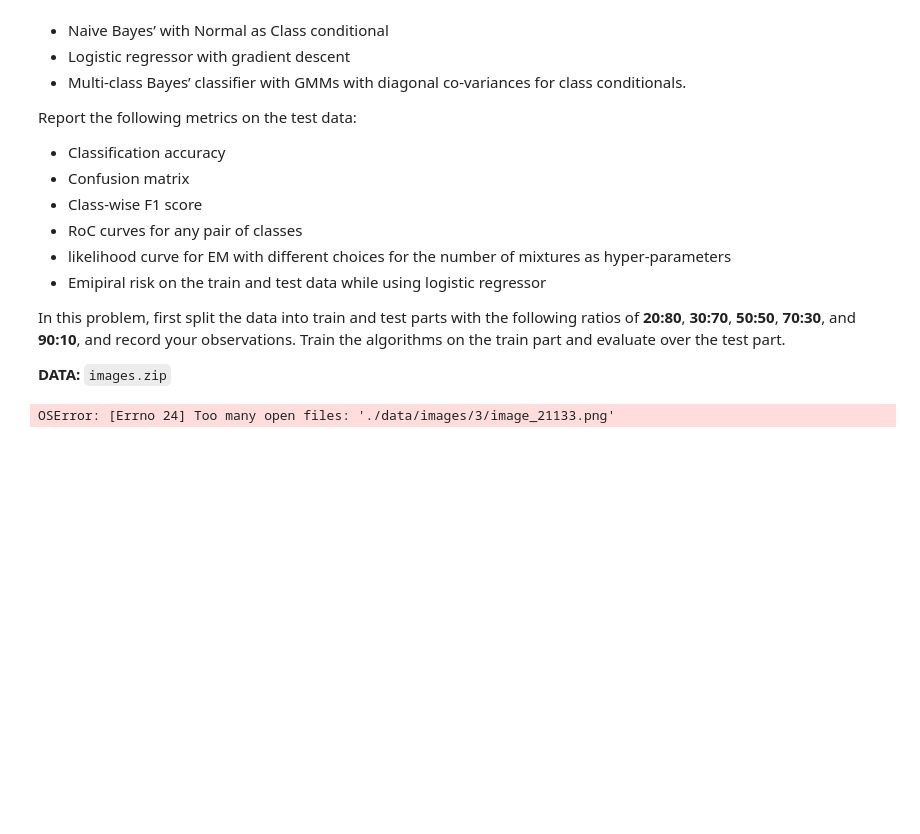
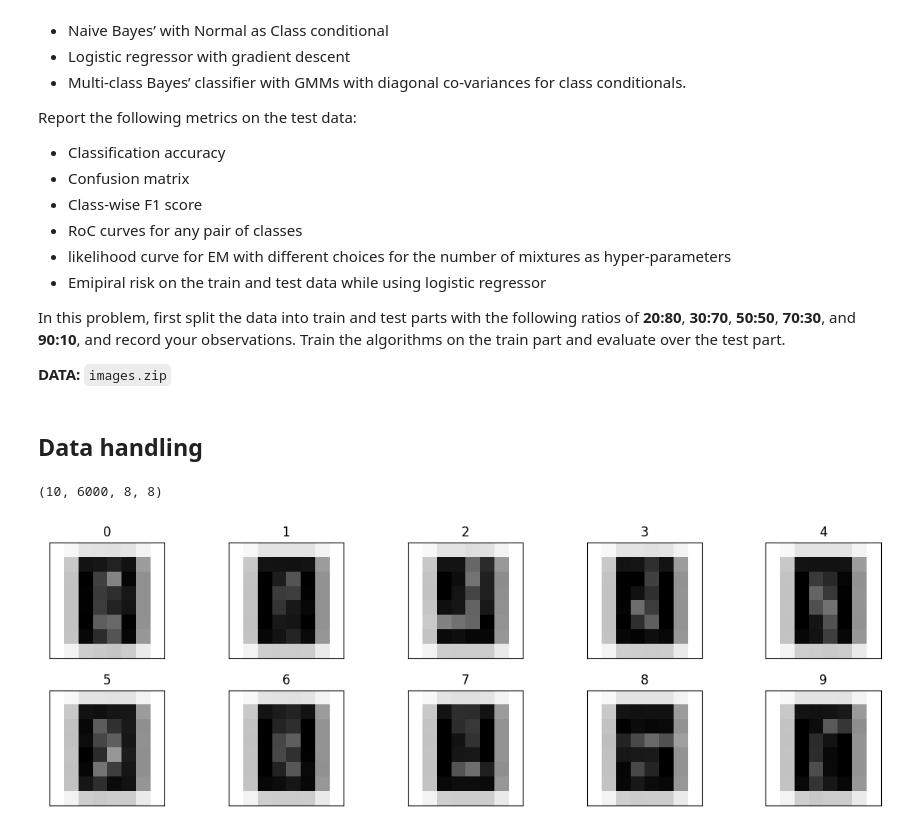
Before and after one commit to lokesh1197/PRNN-2023, a Jupyter notebook: solution.ipynb, the cells around one changed output. Saved outputs shown, nothing was run; the diff lists cells and outputs as text; code cells hidden in the pictures; blank space fills up the shorter version.

```diff
--- a/solution.ipynb
+++ b/solution.ipynb
@@ -11,6 +11,8 @@ dataFolder = "./data"
 p1 = { "testDir": dataFolder + "/p1_test.csv", "trainDir": dataFolder + "/p1_train.csv" }
 p2 = { "testDir": dataFolder + "/p2_test.csv", "trainDir": dataFolder + "/p2_train.csv" }
 p3 = { "testDir": dataFolder + "/p3_test.csv", "trainDir": dataFolder + "/p3_train.csv" }
+p4 = {}
+p5 = {}
 
 p1["test"] = np.genfromtxt(p1["testDir"], delimiter=',')
 p1["train"] = np.genfromtxt(p1["trainDir"], delimiter=',')
@@ -424,6 +472,8 @@ In this problem, first split the data into train and test parts with the followi
 # %%
 %%capture
 !unzip -n data/images.zip -d data
+# %% [markdown]
+## Data handling
 # %%
 import os
 from os.path import join
@@ -432,21 +482,25 @@ from PIL import Image
 imageDir = "./data/images"
 
 labels = os.listdir(imageDir)
-data = []
+data = [[] for _ in labels]
 for label in labels:
-    data[label] = [np.array(Image.open(join(imageDir, label, image)) for image in os.listdir(join(imageDir, label)))]
-# for id in labels['id']:
-#   data[id] = np.array(Image.open(join(trainDir, str(id) + ".tif")).resize((shape["image"][1], shape["image"][0])), dtype="uint")
+    # label = "0"
+    dir = join(imageDir, label)
+    files = os.listdir(dir)
+    data[int(label)] = np.array([np.array(Image.open(join(dir, file)).convert("L").resize((8, 8)), dtype='uint8') for file in files])
 
-# fig, ax = plt.subplots(2, 8, figsize=(15, 5))
-# for i in range(16):
-#     index = findFirst(labels["label"], lambda x: x == i)
-#     ax[i // 8][i % 8].imshow(data[index].astype(np.uint8), cmap='gray')
-#     ax[i // 8][i % 8].set_title(classes[i])
-#     ax[i // 8][i % 8].get_xaxis().set_visible(False)
-#     ax[i // 8][i % 8].get_yaxis().set_visible(False)
-
-# fig.tight_layout()
-data
+p4["data"] = np.array(data)
+p4["data"].shape
 # %% [output]
-OSError: [Errno 24] Too many open files: './data/images/3/image_21133.png'
+(10, 6000, 8, 8)
+# %%
+fig, ax = plt.subplots(2, 5, figsize=(12, 4))
+for i in range(p4["data"].shape[0]):
+    ax[i // 5][i % 5].imshow(p4["data"][i][0].astype(np.uint8), cmap='gray')
+    ax[i // 5][i % 5].set_title(str(i))
+    ax[i // 5][i % 5].get_xaxis().set_visible(False)
+    ax[i // 5][i % 5].get_yaxis().set_visible(False)
+
+fig.tight_layout()
+# %% [output]
+[figure, added]
```
Also changed, not shown: parts of 37 cells of this notebook.
